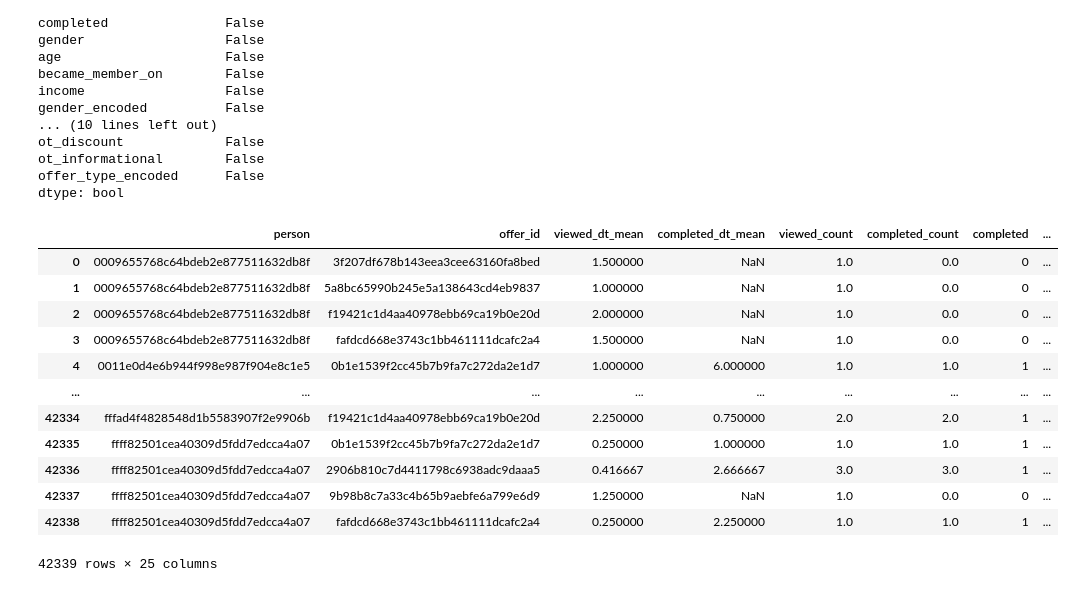
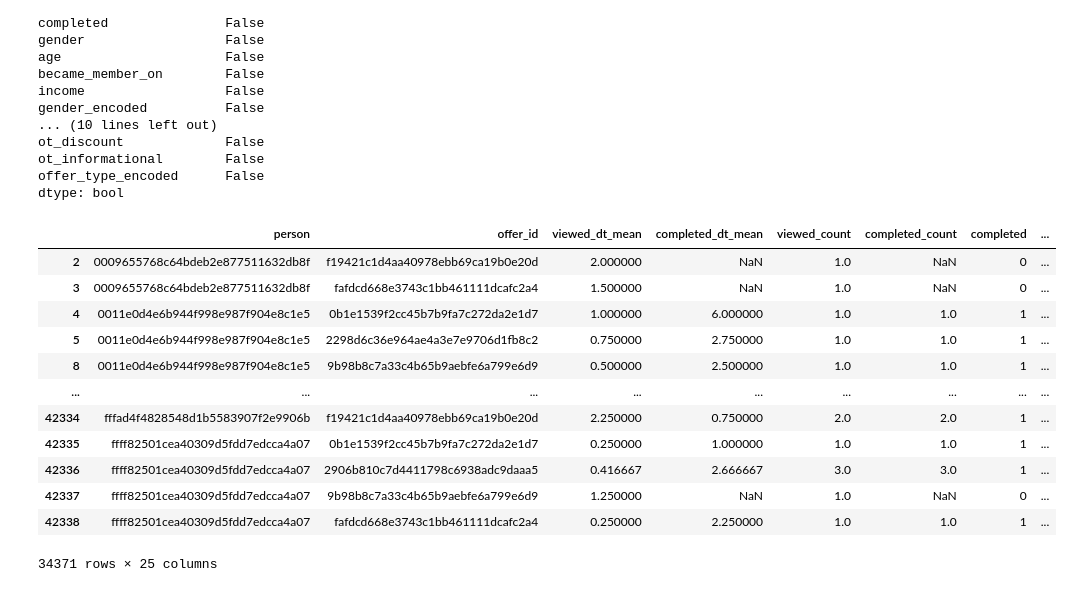
Before and after one commit to Sopka/udacity-starbucks-capstone, a Jupyter notebook: train_model.ipynb, the cells around one changed output. Cells and saved outputs as stored; diff of their text form; code cells hidden in the pictures.

```diff
--- a/train_model.ipynb
+++ b/train_model.ipynb
@@ -55,22 +63,24 @@ offer_type_encoded      False
 dtype: bool
 # %%
 # convert any nans we might use later during regression...
-enriched_dtevent['viewed_count'] = enriched_dtevent.viewed_count.replace(np.nan, 0)
-enriched_dtevent['completed_count'] = enriched_dtevent.completed_count.replace(np.nan, 0)
 enriched_dtevent['completed'] = enriched_dtevent.completed.replace(np.nan, 0)
+
+# no informational offer events
+enriched_dtevent = enriched_dtevent[enriched_dtevent.offer_type_encoded != 2]
+
 enriched_dtevent
 # %% [output]
 |  | person | offer_id | viewed_dt_mean | completed_dt_mean | viewed_count | completed_count | completed | ... |
-| 0 | 0009655768c64bdeb2e877511632db8f | 3f207df678b143eea3cee63160fa8bed | 1.500000 | NaN | 1.0 | 0.0 | 0 | ... |
-| 1 | 0009655768c64bdeb2e877511632db8f | 5a8bc65990b245e5a138643cd4eb9837 | 1.000000 | NaN | 1.0 | 0.0 | 0 | ... |
-| 2 | 0009655768c64bdeb2e877511632db8f | f19421c1d4aa40978ebb69ca19b0e20d | 2.000000 | NaN | 1.0 | 0.0 | 0 | ... |
-| 3 | 0009655768c64bdeb2e877511632db8f | fafdcd668e3743c1bb461111dcafc2a4 | 1.500000 | NaN | 1.0 | 0.0 | 0 | ... |
+| 2 | 0009655768c64bdeb2e877511632db8f | f19421c1d4aa40978ebb69ca19b0e20d | 2.000000 | NaN | 1.0 | NaN | 0 | ... |
+| 3 | 0009655768c64bdeb2e877511632db8f | fafdcd668e3743c1bb461111dcafc2a4 | 1.500000 | NaN | 1.0 | NaN | 0 | ... |
 | 4 | 0011e0d4e6b944f998e987f904e8c1e5 | 0b1e1539f2cc45b7b9fa7c272da2e1d7 | 1.000000 | 6.000000 | 1.0 | 1.0 | 1 | ... |
+| 5 | 0011e0d4e6b944f998e987f904e8c1e5 | 2298d6c36e964ae4a3e7e9706d1fb8c2 | 0.750000 | 2.750000 | 1.0 | 1.0 | 1 | ... |
+| 8 | 0011e0d4e6b944f998e987f904e8c1e5 | 9b98b8c7a33c4b65b9aebfe6a799e6d9 | 0.500000 | 2.500000 | 1.0 | 1.0 | 1 | ... |
 | ... | ... | ... | ... | ... | ... | ... | ... | ... |
 | 42334 | fffad4f4828548d1b5583907f2e9906b | f19421c1d4aa40978ebb69ca19b0e20d | 2.250000 | 0.750000 | 2.0 | 2.0 | 1 | ... |
 | 42335 | ffff82501cea40309d5fdd7edcca4a07 | 0b1e1539f2cc45b7b9fa7c272da2e1d7 | 0.250000 | 1.000000 | 1.0 | 1.0 | 1 | ... |
 | 42336 | ffff82501cea40309d5fdd7edcca4a07 | 2906b810c7d4411798c6938adc9daaa5 | 0.416667 | 2.666667 | 3.0 | 3.0 | 1 | ... |
-| 42337 | ffff82501cea40309d5fdd7edcca4a07 | 9b98b8c7a33c4b65b9aebfe6a799e6d9 | 1.250000 | NaN | 1.0 | 0.0 | 0 | ... |
+| 42337 | ffff82501cea40309d5fdd7edcca4a07 | 9b98b8c7a33c4b65b9aebfe6a799e6d9 | 1.250000 | NaN | 1.0 | NaN | 0 | ... |
 | 42338 | ffff82501cea40309d5fdd7edcca4a07 | fafdcd668e3743c1bb461111dcafc2a4 | 0.250000 | 2.250000 | 1.0 | 1.0 | 1 | ... |
-42339 rows × 25 columns
+34371 rows × 25 columns
 # %%
```
Also changed, not shown: parts of 19 cells of this notebook, 5 other files.
